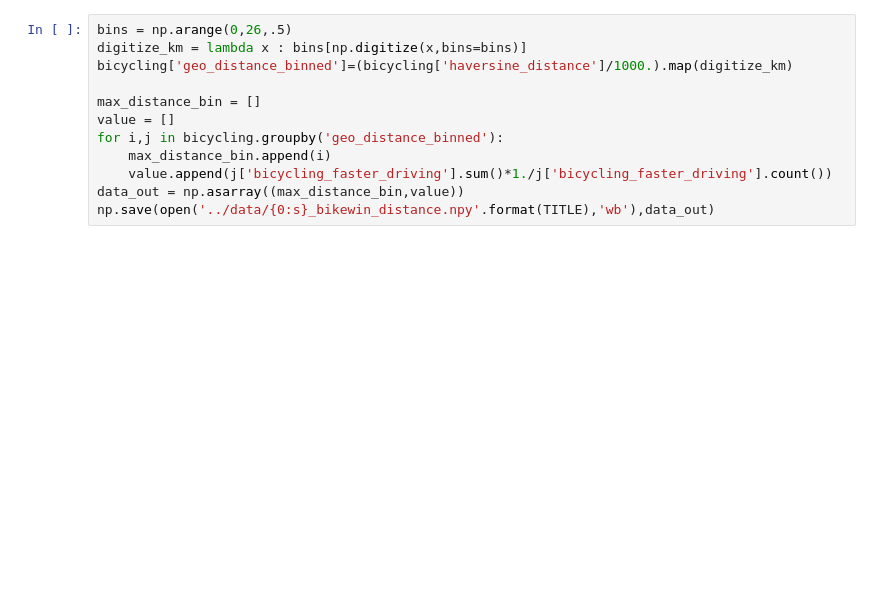
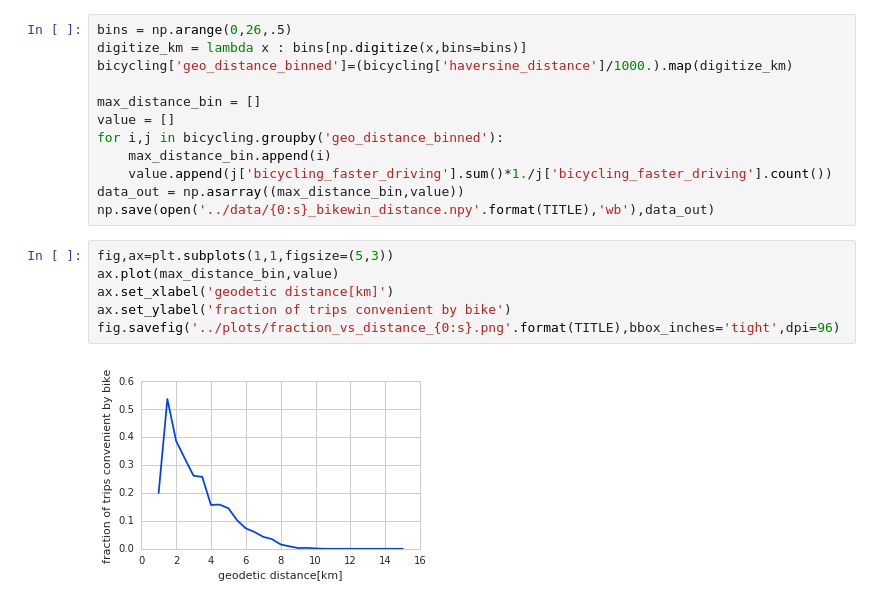
Before and after one commit to astyonax/TimingParis, a Jupyter notebook: notebooks/TimeParis-plots-kgCO2.ipynb, the cells around one changed output. Drawn from its saved outputs; the diff is of its cells as text; blank space fills up the shorter version.

```diff
--- a/notebooks/TimeParis-plots-kgCO2.ipynb
+++ b/notebooks/TimeParis-plots-kgCO2.ipynb
@@ -173,6 +138,14 @@ for i,j in bicycling.groupby('geo_distance_binned'):
     value.append(j['bicycling_faster_driving'].sum()*1./j['bicycling_faster_driving'].count())
 data_out = np.asarray((max_distance_bin,value))
 np.save(open('../data/{0:s}_bikewin_distance.npy'.format(TITLE),'wb'),data_out)
+# %%
+fig,ax=plt.subplots(1,1,figsize=(5,3))
+ax.plot(max_distance_bin,value)
+ax.set_xlabel('geodetic distance[km]')
+ax.set_ylabel('fraction of trips convenient by bike')
+fig.savefig('../plots/fraction_vs_distance_{0:s}.png'.format(TITLE),bbox_inches='tight',dpi=96)
+# %% [output]
+[figure, added]
 # %%
 from glob import glob
 files = glob('../data/*_bikewin_distance.npy')
```
Also changed, not shown: parts of 13 cells of this notebook, 45 other files.
